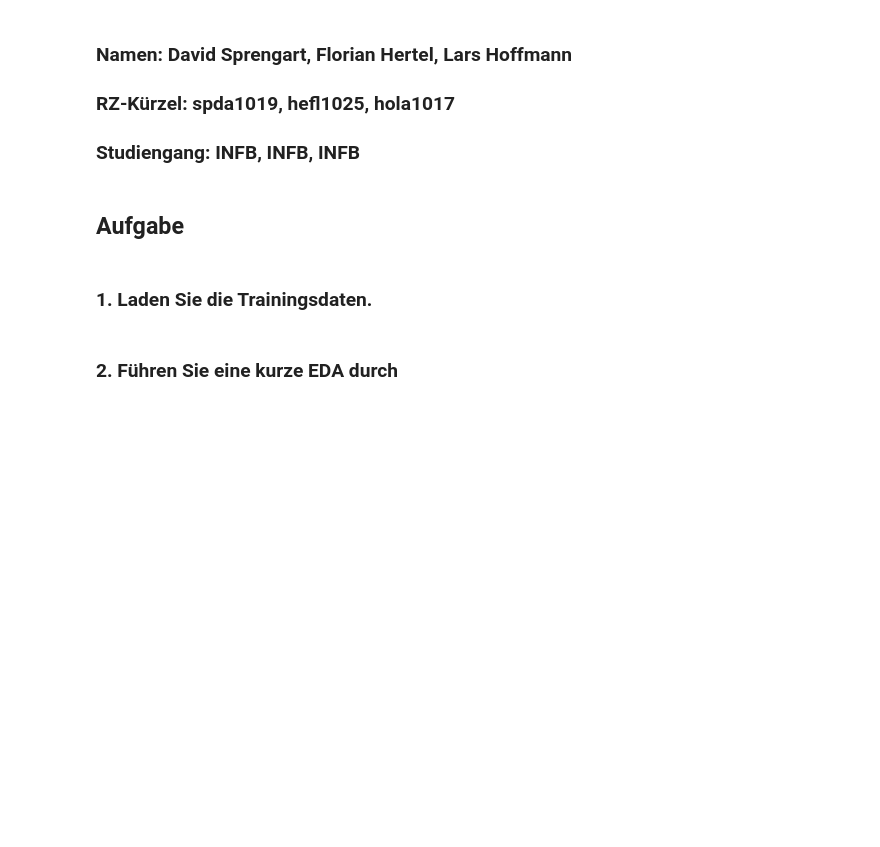
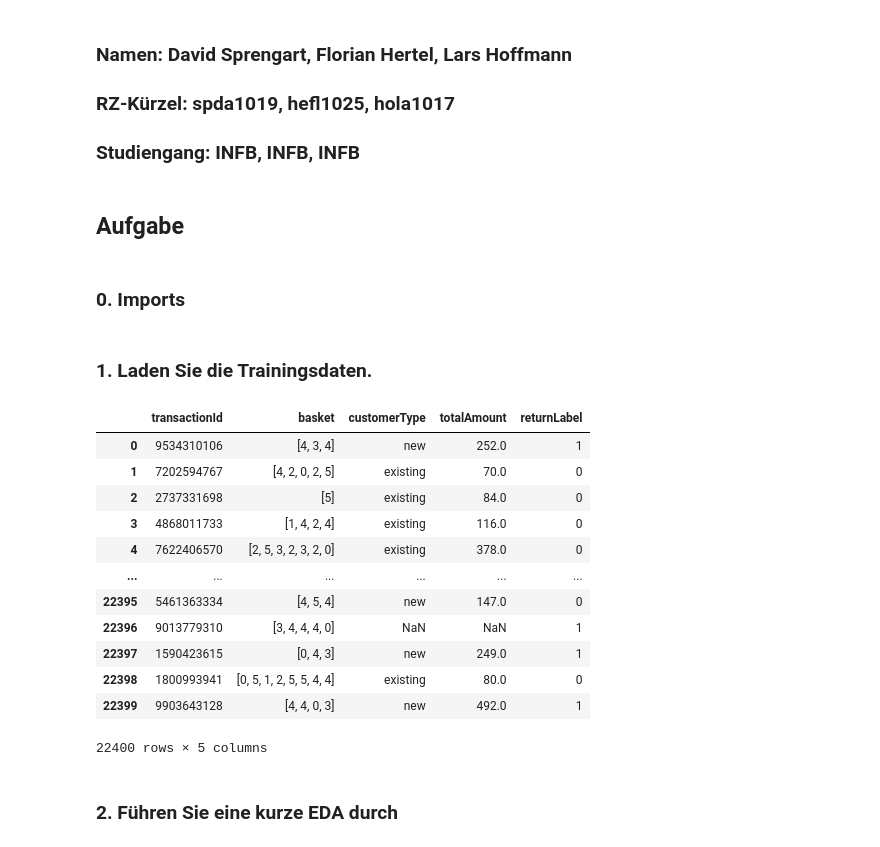
Before and after one commit to DavidSpre/ml-projekt-ss25, a Jupyter notebook: 256378.ipynb, the cells around one changed output. Saved outputs shown, nothing was run; the diff lists cells and outputs as text; code cells hidden in the pictures; blank space fills up the shorter version.

```diff
--- a/256378.ipynb
+++ b/256378.ipynb
@@ -9,3 +9,5 @@
 ### Studiengang: INFB, INFB, INFB
 # %% [markdown]
 ## Aufgabe
+# %% [markdown]
+### 0. Imports
@@ -12,11 +21,22 @@
 # %% [markdown]
 ### 1. Laden Sie die Trainingsdaten.
 # %%
-import pandas as pd
-import matplotlib.pyplot as plt
-import seaborn as sns
-
 train_df = pd.read_csv("./data/train.csv", sep=';')
+train_df
+# %% [output]
+|  | transactionId | basket | customerType | totalAmount | returnLabel |
+| 0 | 9534310106 | [4, 3, 4] | new | 252.0 | 1 |
+| 1 | 7202594767 | [4, 2, 0, 2, 5] | existing | 70.0 | 0 |
+| 2 | 2737331698 | [5] | existing | 84.0 | 0 |
+| 3 | 4868011733 | [1, 4, 2, 4] | existing | 116.0 | 0 |
+| 4 | 7622406570 | [2, 5, 3, 2, 3, 2, 0] | existing | 378.0 | 0 |
+| ... | ... | ... | ... | ... | ... |
+| 22395 | 5461363334 | [4, 5, 4] | new | 147.0 | 0 |
+| 22396 | 9013779310 | [3, 4, 4, 4, 0] | NaN | NaN | 1 |
+| 22397 | 1590423615 | [0, 4, 3] | new | 249.0 | 1 |
+| 22398 | 1800993941 | [0, 5, 1, 2, 5, 5, 4, 4] | existing | 80.0 | 0 |
+| 22399 | 9903643128 | [4, 4, 0, 3] | new | 492.0 | 1 |
+22400 rows × 5 columns
 # %% [markdown]
 ### 2. Führen Sie eine kurze EDA durch
 # %% [markdown]
```
Also changed, not shown: parts of 9 cells of this notebook.
